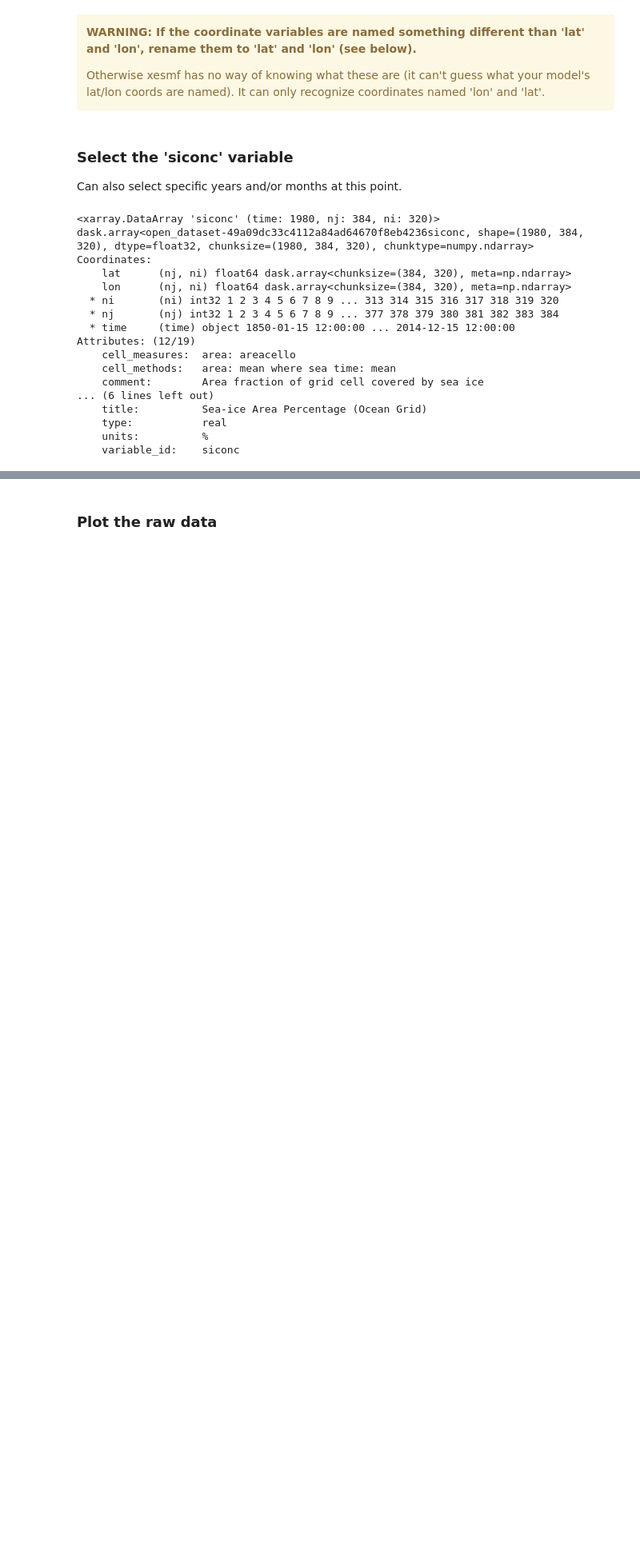
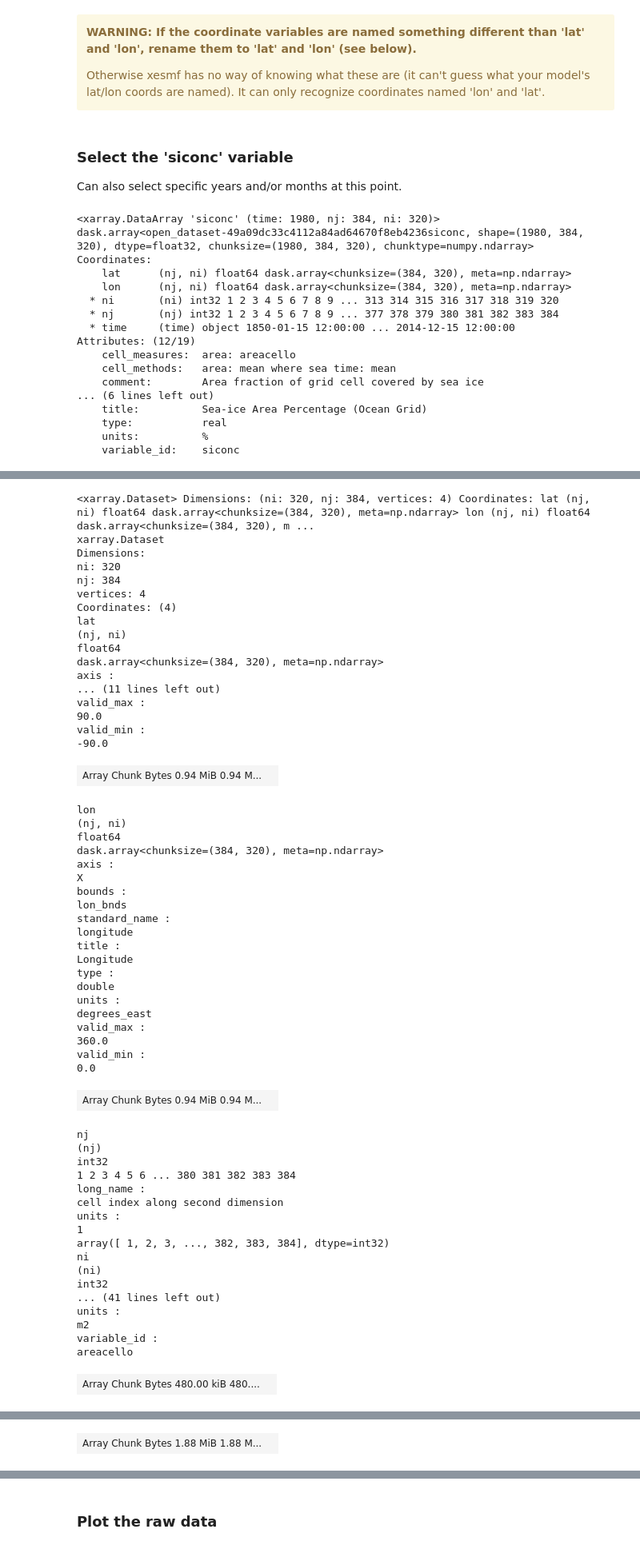
Before and after one commit to pderepen/Regridding_scripts, a Jupyter notebook: regrid_CESM2_seaice_to_1x1.ipynb, the cells around one changed output, grey strips where cells are left out. Shown at 80% size. Saved outputs shown, nothing was run; the diff lists cells and outputs as text; code cells hidden in the pictures; blank space fills up the shorter version.

```diff
--- a/regrid_CESM2_seaice_to_1x1.ipynb
+++ b/regrid_CESM2_seaice_to_1x1.ipynb
@@ -71,0 +74,63 @@ Attributes: (12/19)
+# %%
+direc_o='/Users/pade7652/Google Drive/CUBoulder/Projects/Summer2021_Patricia/Data/'
+xdo=xr.open_dataset(direc_o+'areacello_Ofx_CESM2_historical_r1i1p1f1_gn.nc',chunks={})
+xdo=xdo.rename({'nlat':'nj','nlon':'ni'})
+xdo
+# %% [output]
+<xarray.Dataset> Dimensions: (ni: 320, nj: 384, vertices: 4) Coordinates: lat (nj, ni) float64 dask.array<chunksize=(384, 320), meta=np.ndarray> lon (nj, ni) float64 dask.array<chunksize=(384, 320), m ...
+xarray.Dataset
+Dimensions:
+ni: 320
+nj: 384
+vertices: 4
+Coordinates: (4)
+lat
+(nj, ni)
+float64
+dask.array<chunksize=(384, 320), meta=np.ndarray>
+axis :
+... (11 lines left out)
+valid_max :
+90.0
+valid_min :
+-90.0
+| Array Chunk Bytes 0.94 MiB 0.94 M... |  |
+lon
+(nj, ni)
+float64
+dask.array<chunksize=(384, 320), meta=np.ndarray>
+axis :
+X
+bounds :
+lon_bnds
+standard_name :
+longitude
+title :
+Longitude
+type :
+double
+units :
+degrees_east
+valid_max :
+360.0
+valid_min :
+0.0
+| Array Chunk Bytes 0.94 MiB 0.94 M... |  |
+nj
+(nj)
+int32
+1 2 3 4 5 6 ... 380 381 382 383 384
+long_name :
+cell index along second dimension
+units :
+1
+array([ 1, 2, 3, ..., 382, 383, 384], dtype=int32)
+ni
+(ni)
+int32
+... (41 lines left out)
+units :
+m2
+variable_id :
+areacello
+| Array Chunk Bytes 480.00 kiB 480.... |  |
@@ -71,0 +143 @@ Attributes: (12/19)
+| Array Chunk Bytes 1.88 MiB 1.88 M... |  |
```
Also changed, not shown: parts of 9 cells of this notebook, 1 other file.
